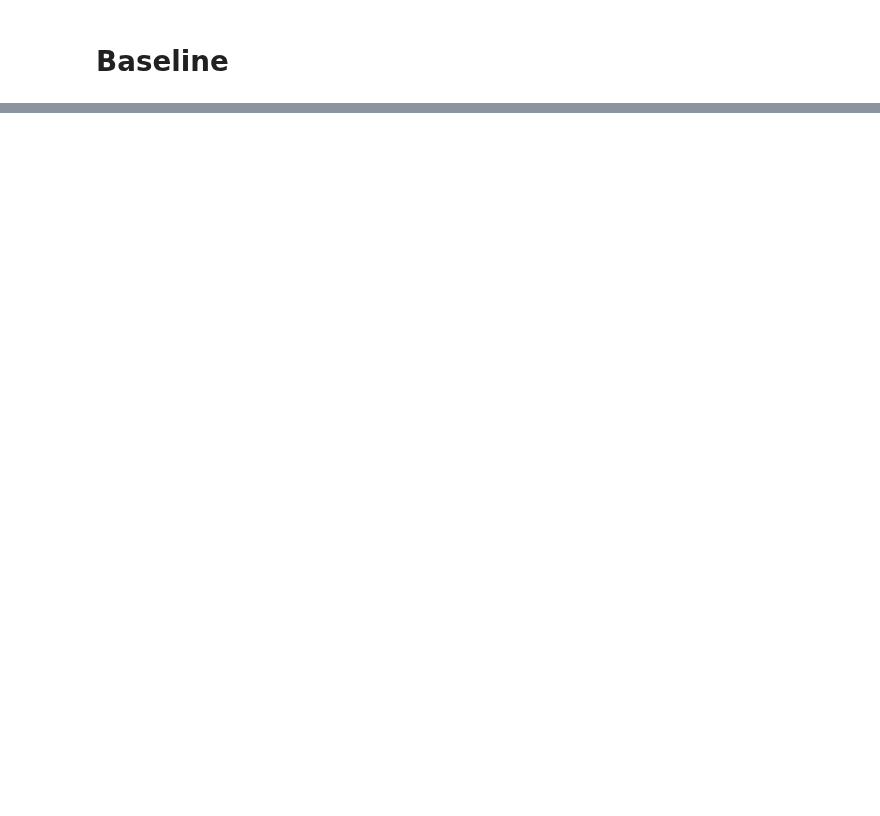
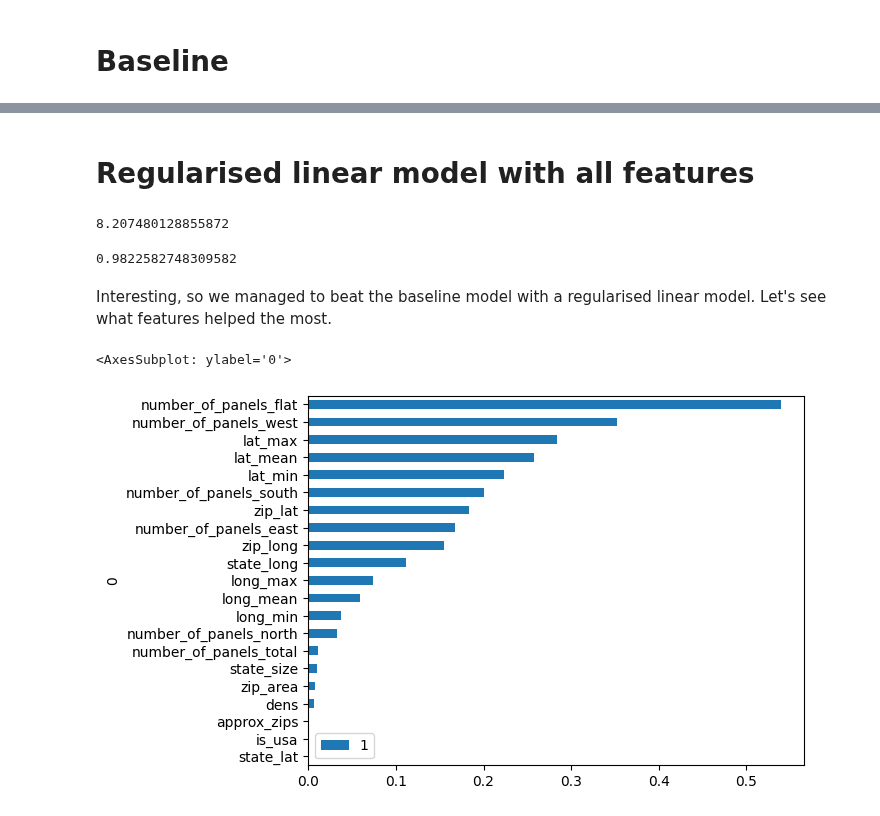
Before and after one commit to igor-cheb/mle_prep, a Jupyter notebook: geo_data_case_1/model_experiments.ipynb, the cells around one changed output, grey strips where cells are left out. Drawn from its saved outputs; the diff is of its cells as text; code cells hidden in the pictures; blank space fills up the shorter version.

Commit message:
feature importance plot

```diff
--- a/geo_data_case_1/model_experiments.ipynb
+++ b/geo_data_case_1/model_experiments.ipynb
@@ -69,0 +100,23 @@ Baseline model is only about 17% of label std and about 12% of iqr and very high
+# %% [markdown]
+# Regularised linear model with all features
+# %%
+X_train, X_test, y_train, y_test = train_test_split(df[all_feats].values, df[[label]].values, test_size=.2)
+baseline_model = ElasticNet()
+baseline_model.fit(X_train, y_train)
+y_pred = baseline_model.predict(X_test)
+# %%
+rmse = np.sqrt(mean_squared_error(y_pred=y_pred, y_true=y_test))
+rmse
+# %% [output]
+8.207480128855872
+# %%
+r2_score(y_pred=y_pred, y_true=y_test)
+# %% [output]
+0.9822582748309582
+# %% [markdown]
+Interesting, so we managed to beat the baseline model with a regularised linear model. Let's see what features helped the most.
+# %%
+pd.DataFrame(sorted(zip(all_feats, baseline_model.coef_), key=lambda x: x[1])).set_index(0).abs().sort_values(1).plot(kind='barh')
+# %% [output]
+<AxesSubplot: ylabel='0'>
+[figure, added]
```
Also changed, not shown: parts of 8 cells of this notebook.
